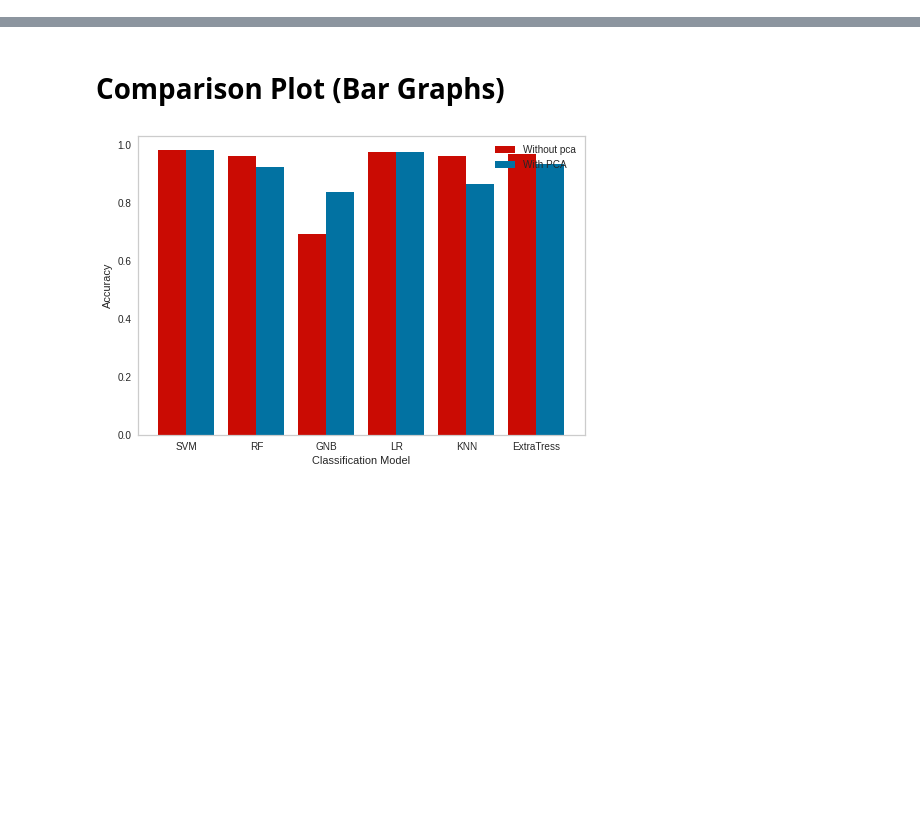
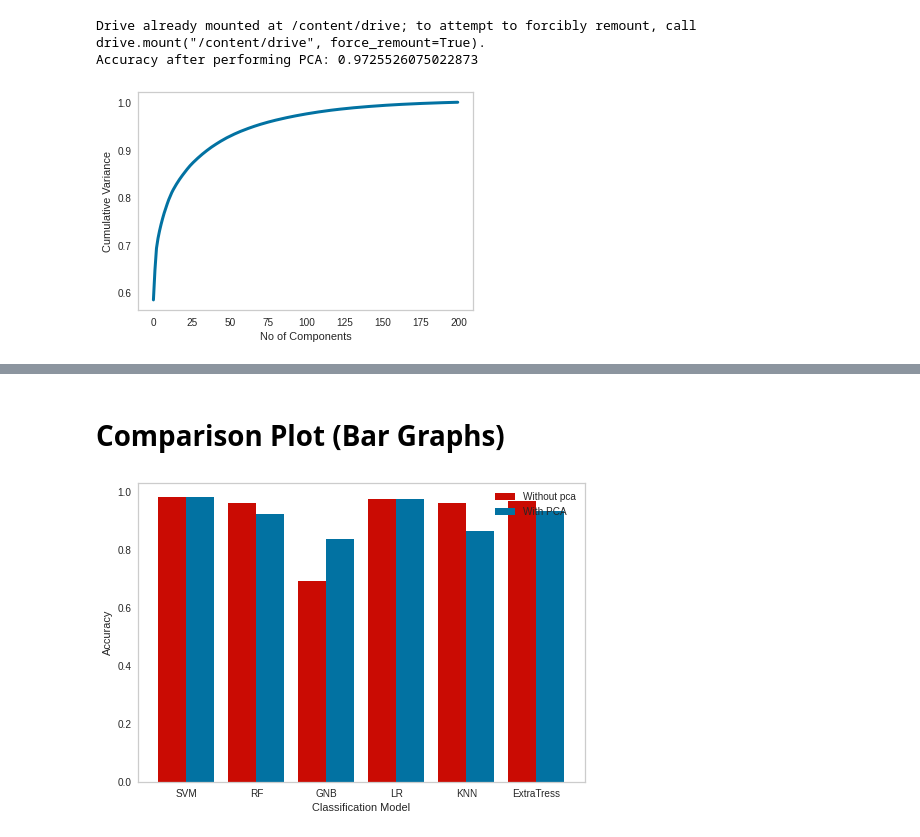
Before and after one commit to singhal373/Human-Activity-Recognition-ML, a Jupyter notebook: Main.ipynb, the cells around one changed output, grey strips where cells are left out. Cells and saved outputs as stored; diff of their text form; code cells hidden in the pictures; blank space fills up the shorter version.

```diff
--- a/Main.ipynb
+++ b/Main.ipynb
@@ -272,7 +273,7 @@ class Data_Processor:
 
   def read_data(self):
     drive.mount('/content/drive')
-    path = "/content/drive/My Drive/Project_ML/data/"
+    path = "/content/drive/My Drive/data/"
     Xtrain=pd.read_csv(path + "Train/X_train.txt",sep=" ",header=None)
     Xtest=pd.read_csv(path + "Test/X_test.txt",sep=" ",header=None)
     Ytrain=pd.read_csv(path + "Train/y_train.txt",sep=" ",header=None)
@@ -353,6 +354,13 @@ class Data_Processor:
     if (apply):
       self.X = x
       self.data = pd.concat([X, self.y], axis=1)
+# %%
+processor = Data_Processor()
+processor.PCA(apply=False)
+# %% [output]
+Drive already mounted at /content/drive; to attempt to forcibly remount, call drive.mount("/content/drive", force_remount=True).
+Accuracy after performing PCA: 0.9725526075022873
+[figure, added]
 # %%
 processor = Data_Processor()
 Models = HumanActivityRecognition()
```
Also changed, not shown: parts of 3 cells of this notebook.
